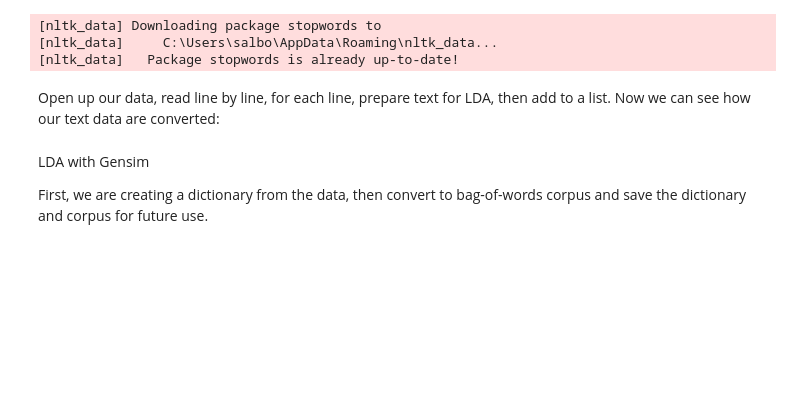
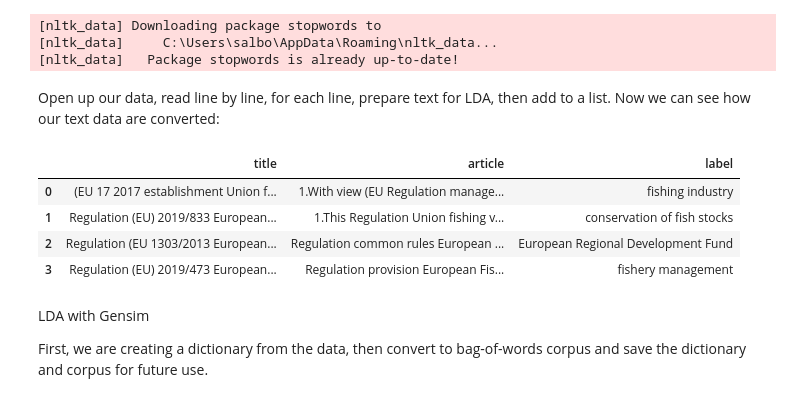
Before and after one commit to Puthineath/neural_topic_model, a Jupyter notebook: topic_modeling.ipynb, the cells around one changed output. Saved outputs shown, nothing was run; the diff lists cells and outputs as text; code cells hidden in the pictures; blank space fills up the shorter version.

```diff
--- a/topic_modeling.ipynb
+++ b/topic_modeling.ipynb
@@ -44,12 +46,11 @@ def get_lemma2(word):
 Filter out stop words:
 # %%
 nltk.download('stopwords')
-add_stop_word= ['article', 'state','member','this','annex','paragraph']
 # en_stop = set(nltk.corpus.stopwords.words('english'))
+
 en_stop = nltk.corpus.stopwords.words('english')
-
-for i in add_stop_word:
-    en_stop.append(i)
+# add more stop words mostly appear in the texts
+en_stop.extend(['programme','accordance','article', 'state','member','this','annex','paragraph'])
 # %% [output]
 [nltk_data] Downloading package stopwords to
 [nltk_data]     C:\Users\salbo\AppData\Roaming\nltk_data...
@@ -67,15 +68,22 @@ Now we can see how our text data are converted:
 # %%
 import random
 import pandas as pd
 text_data = []
 data = pd.read_csv("data/data1.csv")
 features = data['title'] + " " + data['article']
 for feature in features:
     tokens = prepare_text_for_lda(feature)
 
     text_data.append(tokens)
 
 # text_data
+data
+# %% [output]
+|  | title | article | label |
+| 0 | (EU 17 2017 establishment Union f... | 1.With view (EU Regulation manage... | fishing industry |
+| 1 | Regulation (EU) 2019/833 European... | 1.This Regulation Union fishing v... | conservation of fish stocks |
+| 2 | Regulation (EU 1303/2013 European... | Regulation common rules European ... | European Regional Development Fund |
+| 3 | Regulation (EU) 2019/473 European... | Regulation provision European Fis... | fishery management |
 # %% [markdown]
 LDA with Gensim
 
```
Also changed, not shown: parts of 5 cells of this notebook.
